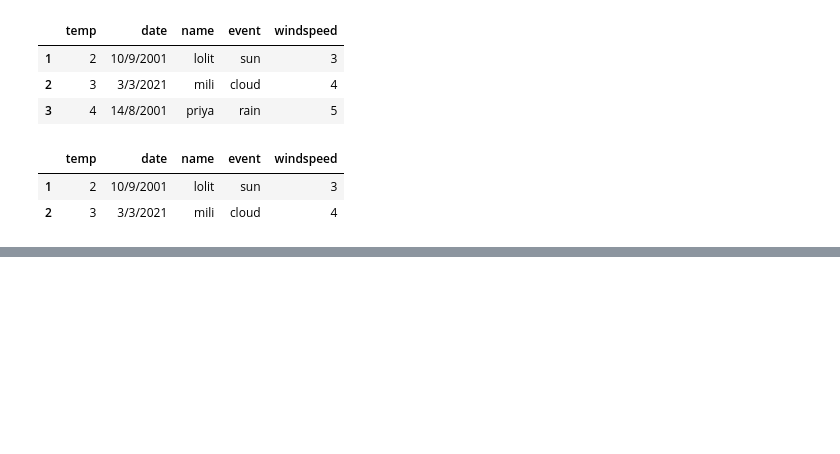
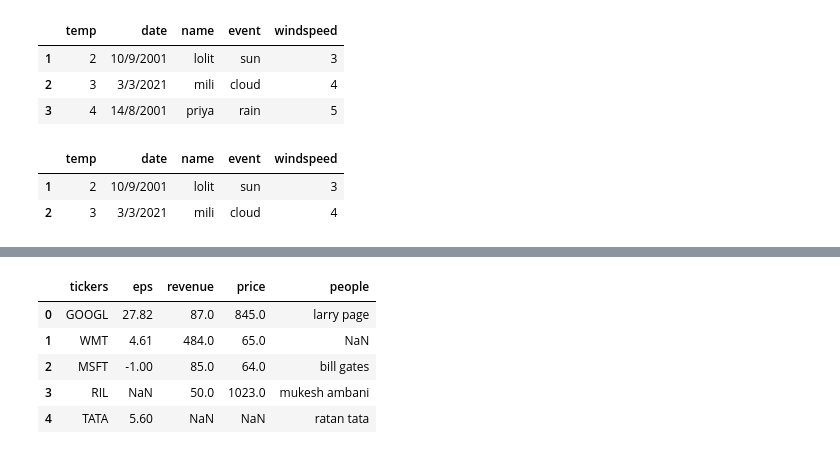
Before and after one commit to forittik/pandas_practice, a Jupyter notebook: pandas_practice.ipynb, the cells around one changed output, grey strips where cells are left out. Cells and saved outputs as stored; diff of their text form; code cells hidden in the pictures; blank space fills up the shorter version.

```diff
--- a/pandas_practice.ipynb
+++ b/pandas_practice.ipynb
@@ -432,0 +445,15 @@ df2_updated
+# %%
+# but if you see the eps( earn per share) there is also -1, so if we update -1 in revenue then automatically -1 in esp will get changed, which we dont want because it makes sense
+# therefore we can use dictionary to solve this problem
+df2_updated=pd.read_csv("C:/Users/ritti/Downloads/internal_skill_stuff/prac_python/Data/stock_data.csv",na_values={"eps":["not available","n.a."],
+                                                                                                                 "revenue":["not available","n.a.",-1],
+                                                                                                                 "price":["not available","n.a."],
+                                                                                                                 "people":["not available","n.a."]})
+df2_updated
+# %% [output]
+|  | tickers | eps | revenue | price | people |
+| 0 | GOOGL | 27.82 | 87.0 | 845.0 | larry page |
+| 1 | WMT | 4.61 | 484.0 | 65.0 | NaN |
+| 2 | MSFT | -1.00 | 85.0 | 64.0 | bill gates |
+| 3 | RIL | NaN | 50.0 | 1023.0 | mukesh ambani |
+| 4 | TATA | 5.60 | NaN | NaN | ratan tata |
```
Also changed, not shown: parts of 37 cells of this notebook, 3 other files.
